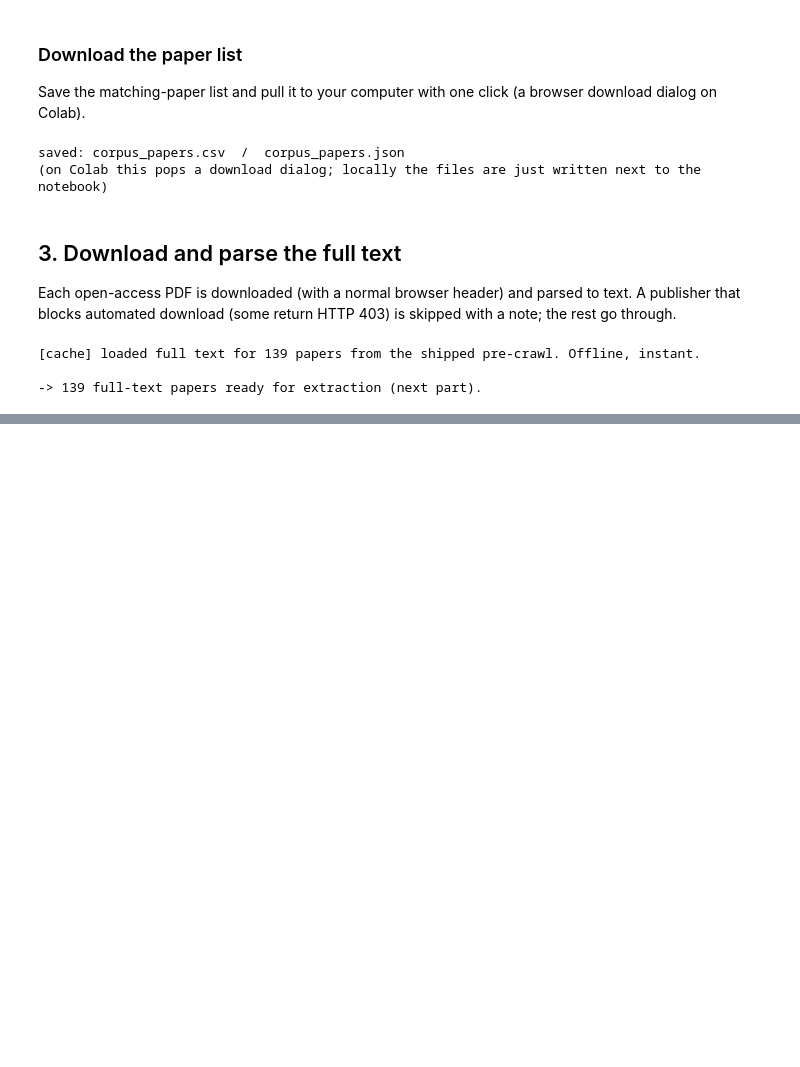
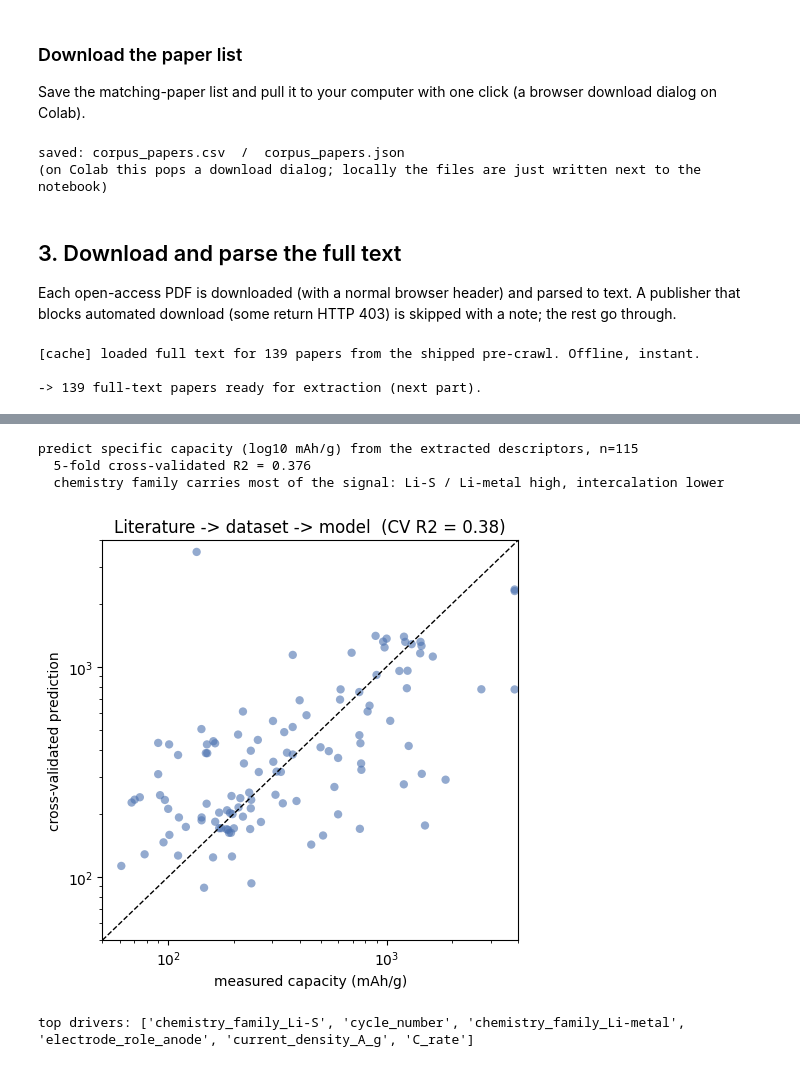
Before and after one commit to ruiding-uchicago/NRT_Training_Materials, a Jupyter notebook: module_2c_literature_to_dataset/Module2c_Literature_to_Dataset.ipynb, the cells around one changed output, grey strips where cells are left out. Saved outputs shown, nothing was run; the diff lists cells and outputs as text; code cells hidden in the pictures; blank space fills up the shorter version.

```diff
--- a/module_2c_literature_to_dataset/Module2c_Literature_to_Dataset.ipynb
+++ b/module_2c_literature_to_dataset/Module2c_Literature_to_Dataset.ipynb
@@ -209,0 +279,40 @@ Part 2 (coming next) sends each full text through the Module 2a extractor to pul
+# %%
+import numpy as np, matplotlib.pyplot as plt
+from sklearn.model_selection import cross_val_predict, KFold
+from sklearn.ensemble import RandomForestRegressor, VotingRegressor
+from xgboost import XGBRegressor
+from sklearn.metrics import r2_score
+
+d = data[data["specific_capacity_mAh_g"].notna()].copy()
+d = d[d["specific_capacity_mAh_g"].between(1, 4000)]          # physical bound; drops rare parse outliers
+y = np.log10(d["specific_capacity_mAh_g"].astype(float))     # capacity spans ~60-3600 mAh/g, so model log10
+feat = d[["chemistry_family","electrode_role","current_density_A_g","C_rate","cycle_number","voltage_V"]]
+X = pd.get_dummies(feat, columns=["chemistry_family","electrode_role"], dummy_na=True)
+X = X.apply(pd.to_numeric, errors="coerce"); X = X.fillna(X.median(numeric_only=True)).fillna(0.0)
+
+model = VotingRegressor([("rf", RandomForestRegressor(n_estimators=400, random_state=0, n_jobs=-1)),
+                         ("xgb", XGBRegressor(n_estimators=400, learning_rate=0.05, max_depth=4,
+                                              subsample=0.8, random_state=0))])
+# small table -> use 5-fold out-of-fold predictions for an honest score and a full parity plot
+oof = cross_val_predict(model, X, y, cv=KFold(5, shuffle=True, random_state=0))
+r2  = r2_score(y, oof)
+print(f"predict specific capacity (log10 mAh/g) from the extracted descriptors, n={len(d)}")
+print(f"  5-fold cross-validated R2 = {r2:.3f}")
+print("  chemistry family carries most of the signal: Li-S / Li-metal high, intercalation lower")
+
+fig, ax = plt.subplots(figsize=(5,5))
+ax.scatter(10**y, 10**oof, alpha=.6, color="#4C72B0", edgecolor="none")
+lim=[50, 4000]; ax.plot(lim, lim, "k--", lw=1)
+ax.set(xscale="log", yscale="log", xlim=lim, ylim=lim,
+       xlabel="measured capacity (mAh/g)", ylabel="cross-validated prediction",
+       title=f"Literature -> dataset -> model  (CV R2 = {r2:.2f})")
+os.makedirs("figures", exist_ok=True); fig.tight_layout(); fig.savefig("figures/2c_capacity_parity.png", dpi=140); plt.show()
+
+imp = RandomForestRegressor(n_estimators=400, random_state=0, n_jobs=-1).fit(X, y).feature_importances_
+print("top drivers:", list(pd.Series(imp, index=X.columns).nlargest(6).index))
+# %% [output]
+predict specific capacity (log10 mAh/g) from the extracted descriptors, n=115
+  5-fold cross-validated R2 = 0.376
+  chemistry family carries most of the signal: Li-S / Li-metal high, intercalation lower
+[figure, added]
+top drivers: ['chemistry_family_Li-S', 'cycle_number', 'chemistry_family_Li-metal', 'electrode_role_anode', 'current_density_A_g', 'C_rate']
```
Also changed, not shown: parts of 7 cells of this notebook, 3 other files.
